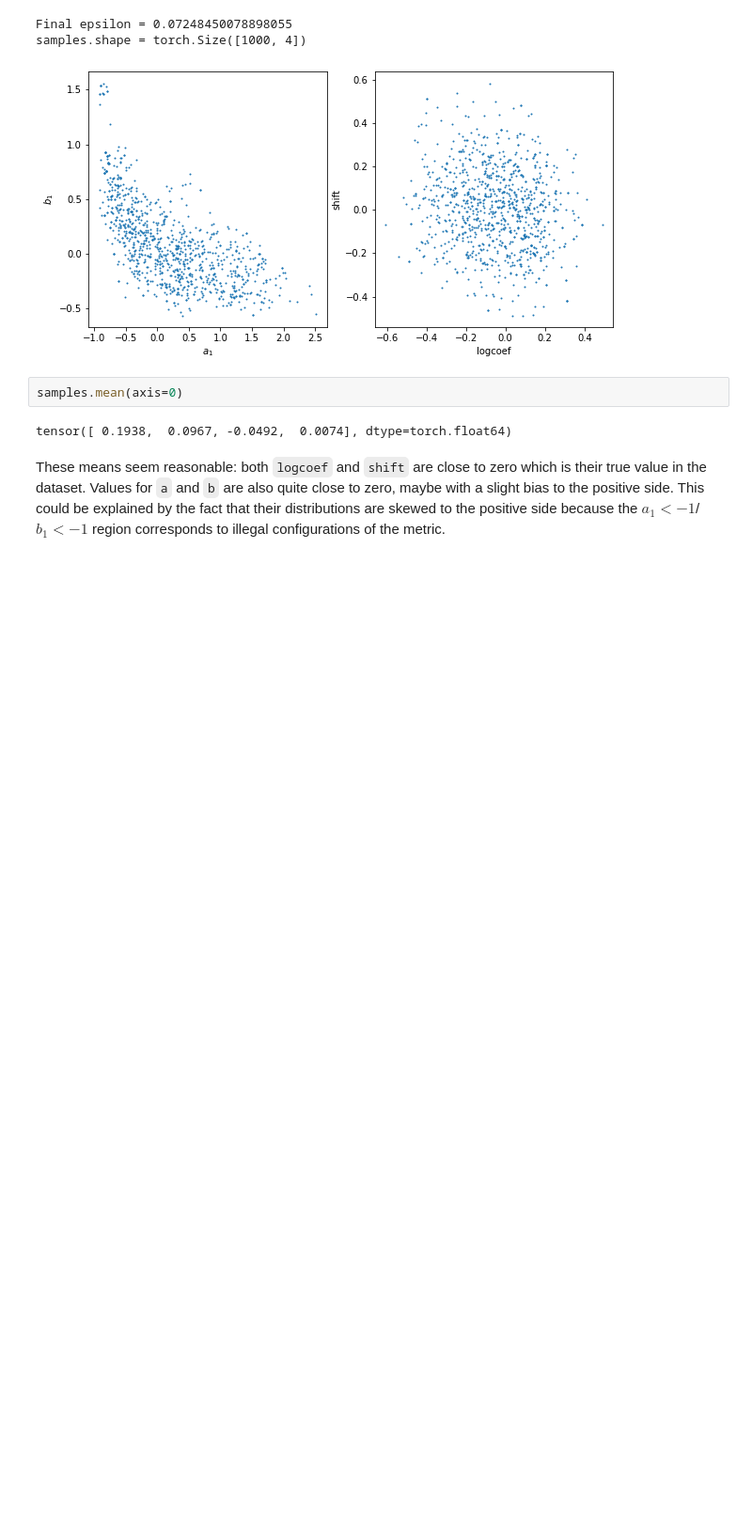
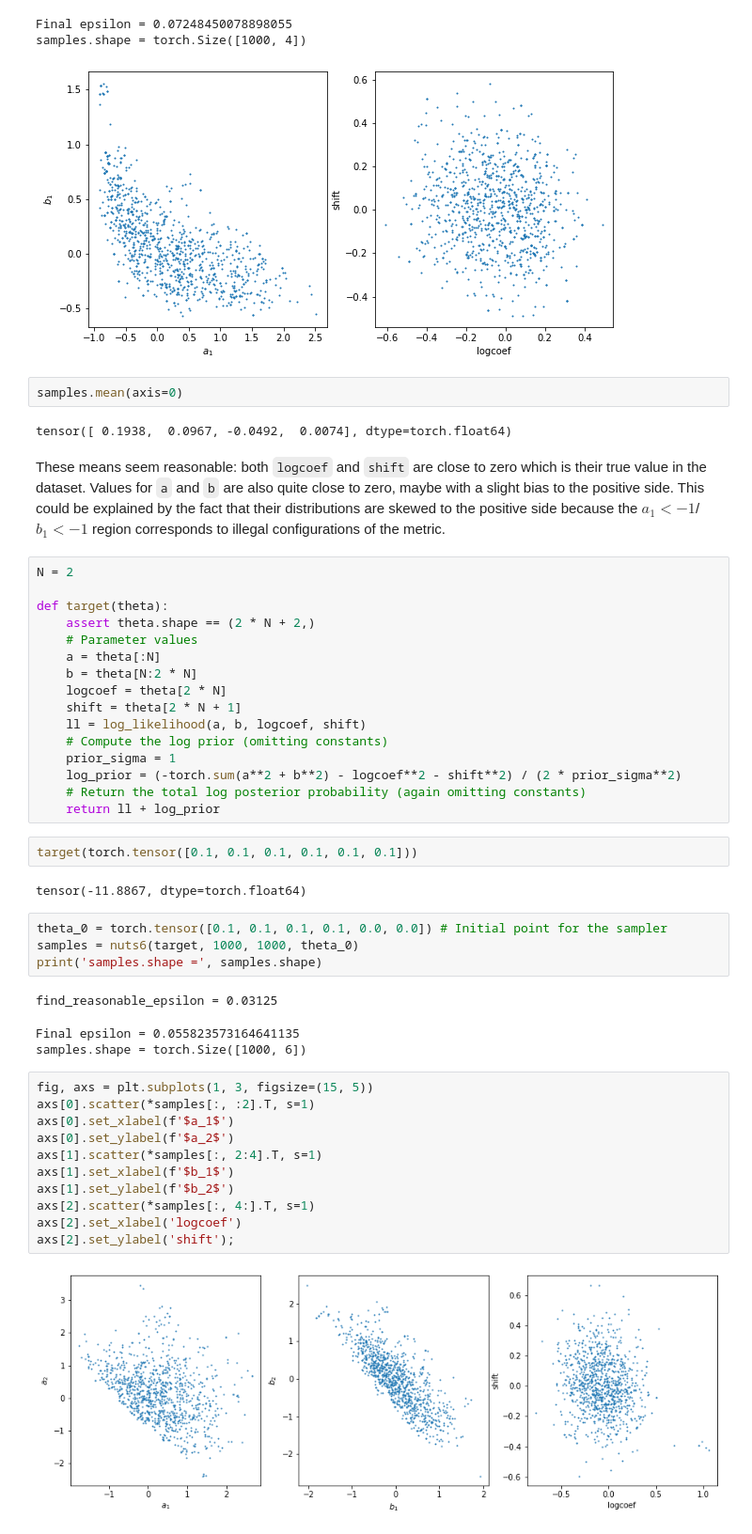
Before and after one commit to arpn/real_wilson, a Jupyter notebook: nuts_example.ipynb, the cells around one changed output. Shown at 94% size. Cells and saved outputs as stored; diff of their text form; blank space fills up the shorter version.

```diff
--- a/nuts_example.ipynb
+++ b/nuts_example.ipynb
@@ -163,3 +163,44 @@ samples.mean(axis=0)
 tensor([ 0.1938,  0.0967, -0.0492,  0.0074], dtype=torch.float64)
 # %% [markdown]
 These means seem reasonable: both `logcoef` and `shift` are close to zero which is their true value in the dataset. Values for `a` and `b` are also quite close to zero, maybe with a slight bias to the positive side. This could be explained by the fact that their distributions are skewed to the positive side because the $a_1 < -1$/$b_1 < -1$ region corresponds to illegal configurations of the metric.
+# %%
+N = 2
+
+def target(theta):
+    assert theta.shape == (2 * N + 2,)
+    # Parameter values
+    a = theta[:N]
+    b = theta[N:2 * N]
+    logcoef = theta[2 * N]
+    shift = theta[2 * N + 1]
+    ll = log_likelihood(a, b, logcoef, shift)
+    # Compute the log prior (omitting constants)
+    prior_sigma = 1
+    log_prior = (-torch.sum(a**2 + b**2) - logcoef**2 - shift**2) / (2 * prior_sigma**2)
+    # Return the total log posterior probability (again omitting constants)
+    return ll + log_prior
+# %%
+target(torch.tensor([0.1, 0.1, 0.1, 0.1, 0.1, 0.1]))
+# %% [output]
+tensor(-11.8867, dtype=torch.float64)
+# %%
+theta_0 = torch.tensor([0.1, 0.1, 0.1, 0.1, 0.0, 0.0]) # Initial point for the sampler
+samples = nuts6(target, 1000, 1000, theta_0)
+print('samples.shape =', samples.shape)
+# %% [output]
+find_reasonable_epsilon = 0.03125
+Final epsilon = 0.055823573164641135
+samples.shape = torch.Size([1000, 6])
+# %%
+fig, axs = plt.subplots(1, 3, figsize=(15, 5))
+axs[0].scatter(*samples[:, :2].T, s=1)
+axs[0].set_xlabel(f'$a_1$')
+axs[0].set_ylabel(f'$a_2$')
+axs[1].scatter(*samples[:, 2:4].T, s=1)
+axs[1].set_xlabel(f'$b_1$')
+axs[1].set_ylabel(f'$b_2$')
+axs[2].scatter(*samples[:, 4:].T, s=1)
+axs[2].set_xlabel('logcoef')
+axs[2].set_ylabel('shift');
+# %% [output]
+[figure, added]
```
Also changed, not shown: 2 other files.
